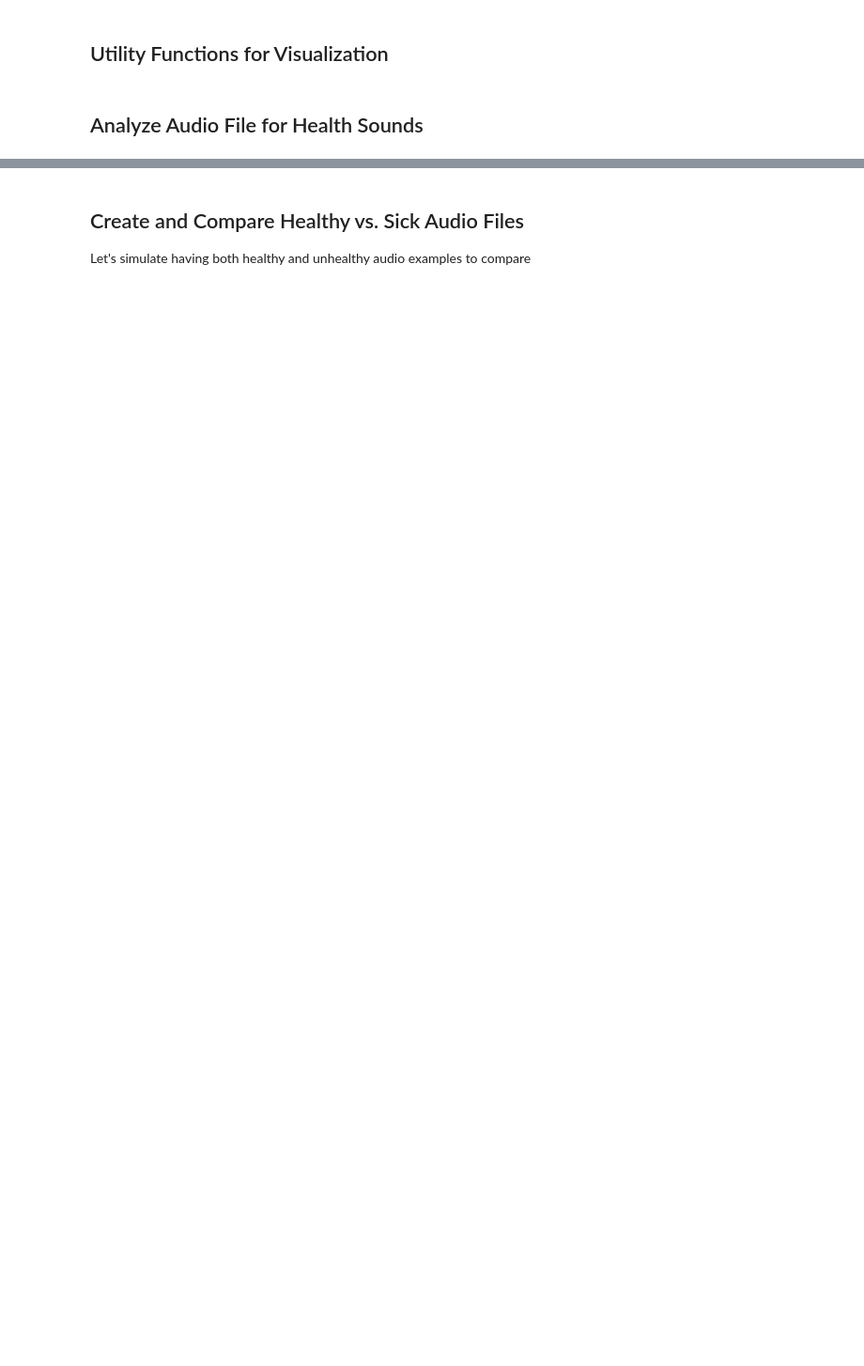
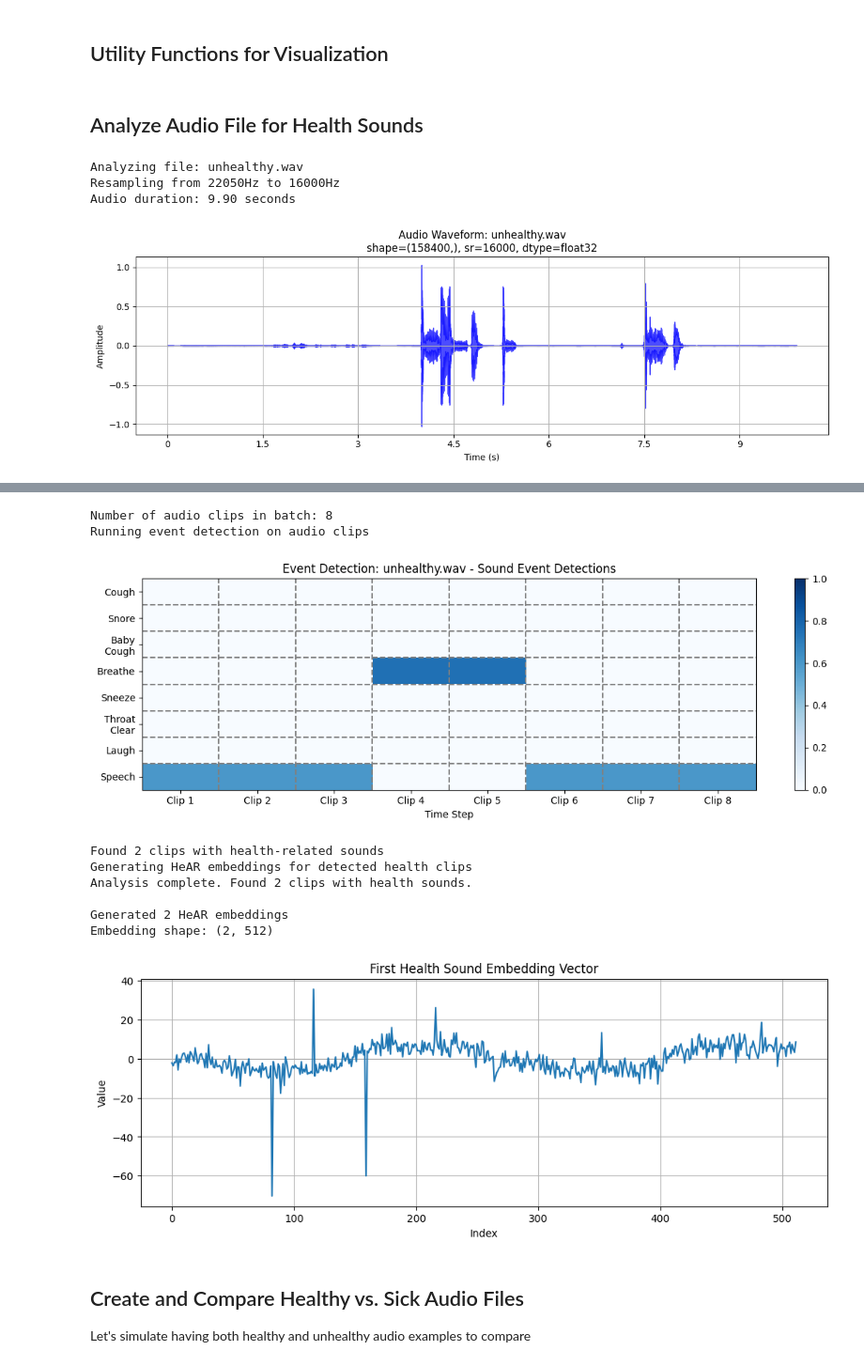
Before and after one commit to greeenboi/iot-yipeee, a Jupyter notebook: model-output.ipynb, the cells around one changed output, grey strips where cells are left out. Shown at 94% size. Saved outputs shown, nothing was run; the diff lists cells and outputs as text; code cells hidden in the pictures; blank space fills up the shorter version.

```diff
--- a/model-output.ipynb
+++ b/model-output.ipynb
@@ -319,31 +324,36 @@ def analyze_audio_file(file_path, overlap_percent=50, plot=True):
             "all_detection_scores": detection_scores_batch
         }
 
         print(f"Analysis complete. Found {len(health_clips)} clips with health sounds.")
         return results
 
     else:
         print("No health-related sounds detected in this audio file.")
         return {
             "file_name": os.path.basename(file_path),
             "total_clips": len(audio_clip_batch),
             "health_clips_count": 0,
             "all_detection_scores": detection_scores_batch
         }
 
 # Analyze the example cough audio
-results = analyze_audio_file("Woman_coughing_three_times.wav")
+results = analyze_audio_file("symptomatic.wav")
 
 # If health clips were found, show embeddings information
 if results["health_clips_count"] > 0:
     print(f"\nGenerated {results['health_clips_count']} HeAR embeddings")
     print(f"Embedding shape: {results['hear_embeddings'].shape}")
 
     # Plot the first embedding as an example
     plt.figure(figsize=(12, 4))
     plt.plot(results['hear_embeddings'][0])
     plt.title('First Health Sound Embedding Vector')
     plt.xlabel('Index')
     plt.ylabel('Value')
     plt.grid(True)
     plt.show()
+# %% [output]
+Analyzing file: unhealthy.wav
+Resampling from 22050Hz to 16000Hz
+Audio duration: 9.90 seconds
+[figure, added]
@@ -350,3 +361,13 @@ if results["health_clips_count"] > 0:
+Number of audio clips in batch: 8
+Running event detection on audio clips
+[figure, added]
+Found 2 clips with health-related sounds
+Generating HeAR embeddings for detected health clips
+Analysis complete. Found 2 clips with health sounds.
+
+Generated 2 HeAR embeddings
+Embedding shape: (2, 512)
+[figure, added]
 # %% [markdown]
 ## Create and Compare Healthy vs. Sick Audio Files
 
```
Also changed, not shown: parts of 7 cells of this notebook, 3 other files.
